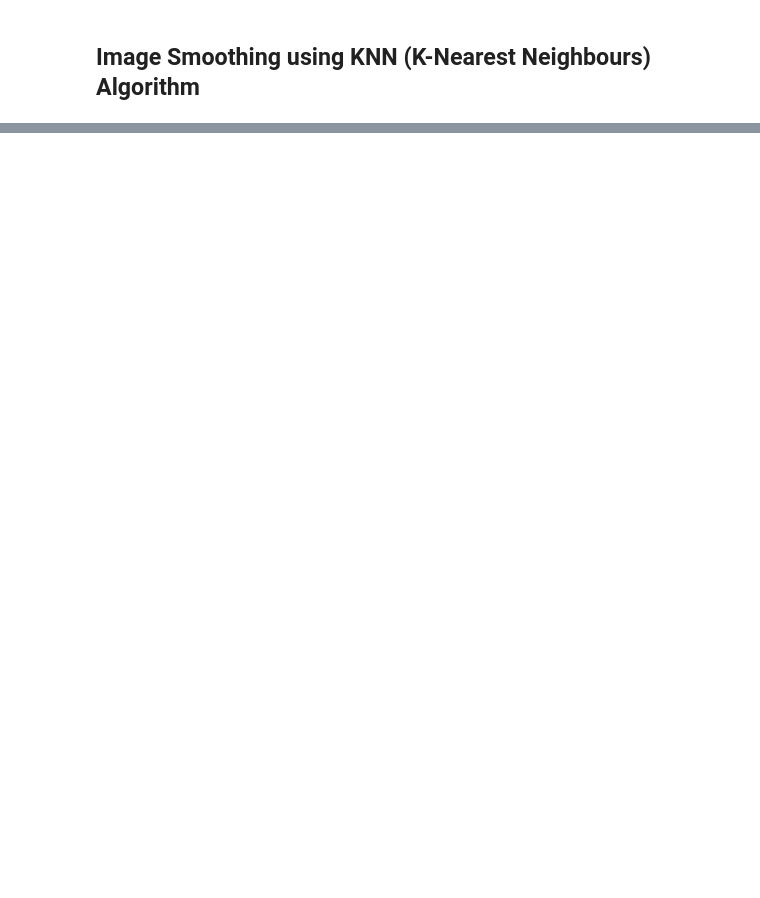
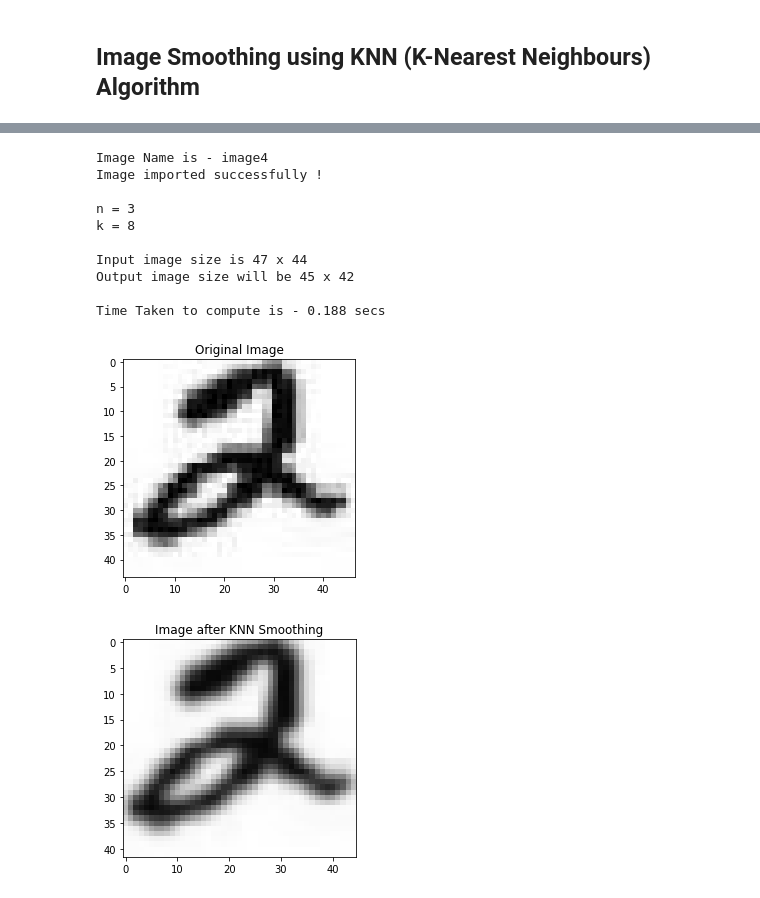
Before and after one commit to AtharvSavarkar/Image-Processing-Using-KNN, a Jupyter notebook: knn.ipynb, the cells around one changed output, grey strips where cells are left out. Drawn from its saved outputs; the diff is of its cells as text; code cells hidden in the pictures; blank space fills up the shorter version.

```diff
--- a/knn.ipynb
+++ b/knn.ipynb
@@ -175,0 +216,15 @@ plt.imsave('original_images/image3_new.jpg', newImage)
+# %%
+knn('original_images/image4.jpg', n=3, k=8, print_logs=True, save_image=True, return_image_frame=False)
+# %% [output]
+Image Name is - image4
+Image imported successfully !
+
+n = 3
+k = 8
+
+Input image size is 47 x 44
+Output image size will be 45 x 42
+
+Time Taken to compute is - 0.188 secs
+[figure, added]
+[figure, added]
```
Also changed, not shown: parts of 5 cells of this notebook, 13 other files.
